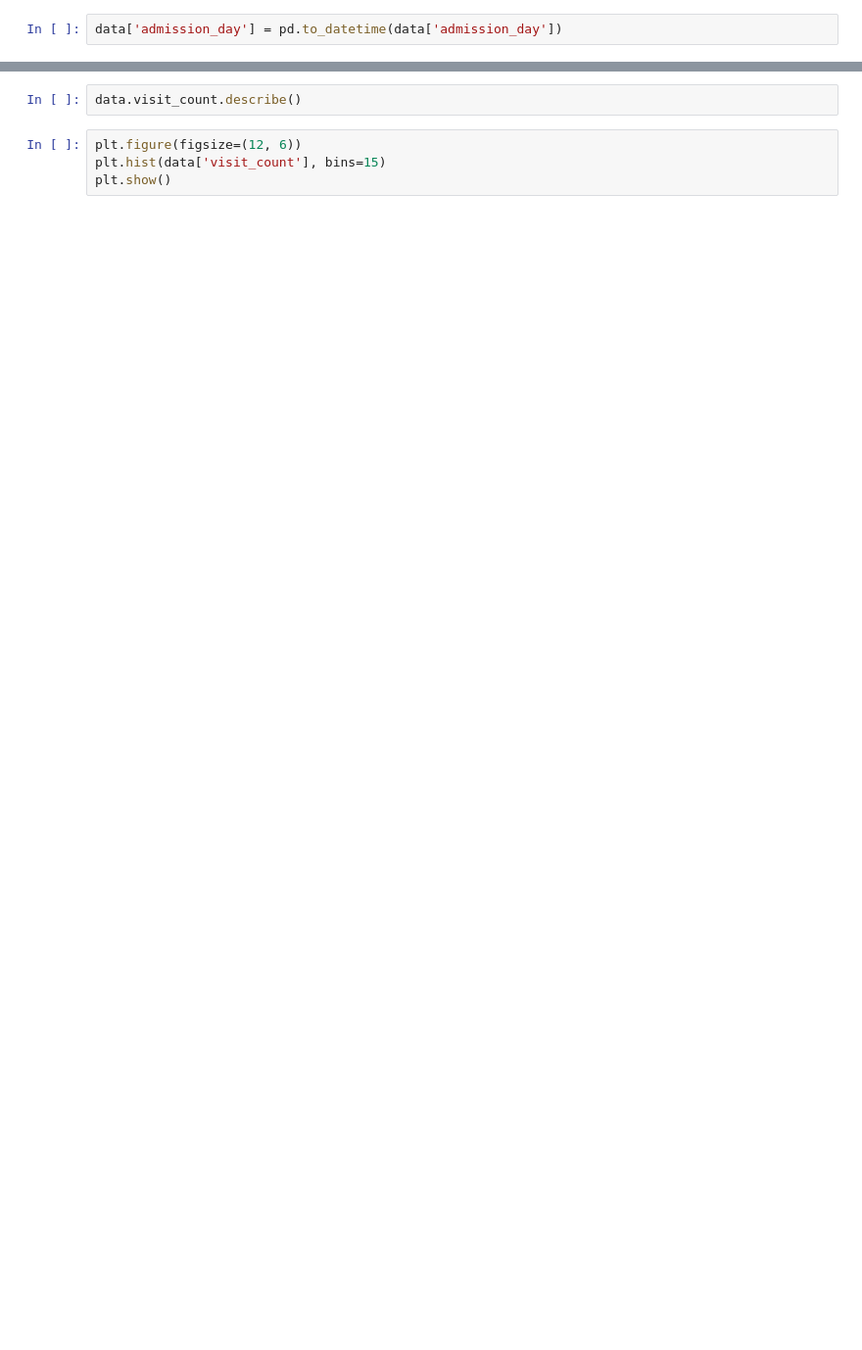
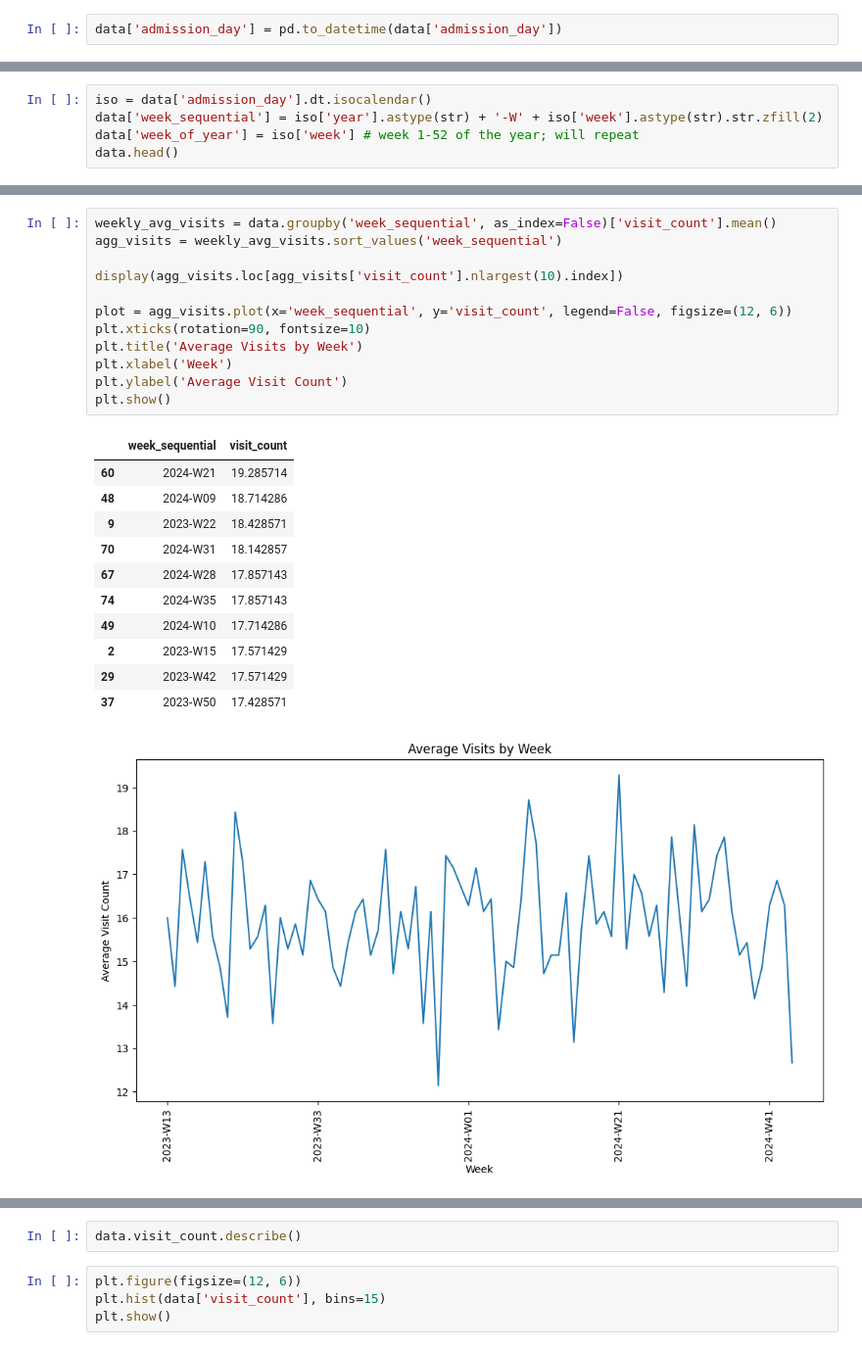
Before and after one commit to Mikayla-ds2/surge-sense, a Jupyter notebook: time_series_eda.ipynb, the cells around one changed output, grey strips where cells are left out. Shown at 98% size. Cells and saved outputs as stored; diff of their text form; blank space fills up the shorter version.

```diff
--- a/time_series_eda.ipynb
+++ b/time_series_eda.ipynb
@@ -93,0 +207,5 @@ plt.show()
+# %%
+iso = data['admission_day'].dt.isocalendar()
+data['week_sequential'] = iso['year'].astype(str) + '-W' + iso['week'].astype(str).str.zfill(2)
+data['week_of_year'] = iso['week'] # week 1-52 of the year; will repeat
+data.head()
@@ -93,0 +219,25 @@ plt.show()
+# %%
+weekly_avg_visits = data.groupby('week_sequential', as_index=False)['visit_count'].mean()
+agg_visits = weekly_avg_visits.sort_values('week_sequential')
+
+display(agg_visits.loc[agg_visits['visit_count'].nlargest(10).index])
+
+plot = agg_visits.plot(x='week_sequential', y='visit_count', legend=False, figsize=(12, 6))
+plt.xticks(rotation=90, fontsize=10)
+plt.title('Average Visits by Week')
+plt.xlabel('Week')
+plt.ylabel('Average Visit Count')
+plt.show()
+# %% [output]
+|  | week_sequential | visit_count |
+| 60 | 2024-W21 | 19.285714 |
+| 48 | 2024-W09 | 18.714286 |
+| 9 | 2023-W22 | 18.428571 |
+| 70 | 2024-W31 | 18.142857 |
+| 67 | 2024-W28 | 17.857143 |
+| 74 | 2024-W35 | 17.857143 |
+| 49 | 2024-W10 | 17.714286 |
+| 2 | 2023-W15 | 17.571429 |
+| 29 | 2023-W42 | 17.571429 |
+| 37 | 2023-W50 | 17.428571 |
+[figure, added]
```
Also changed, not shown: parts of 19 cells of this notebook.
